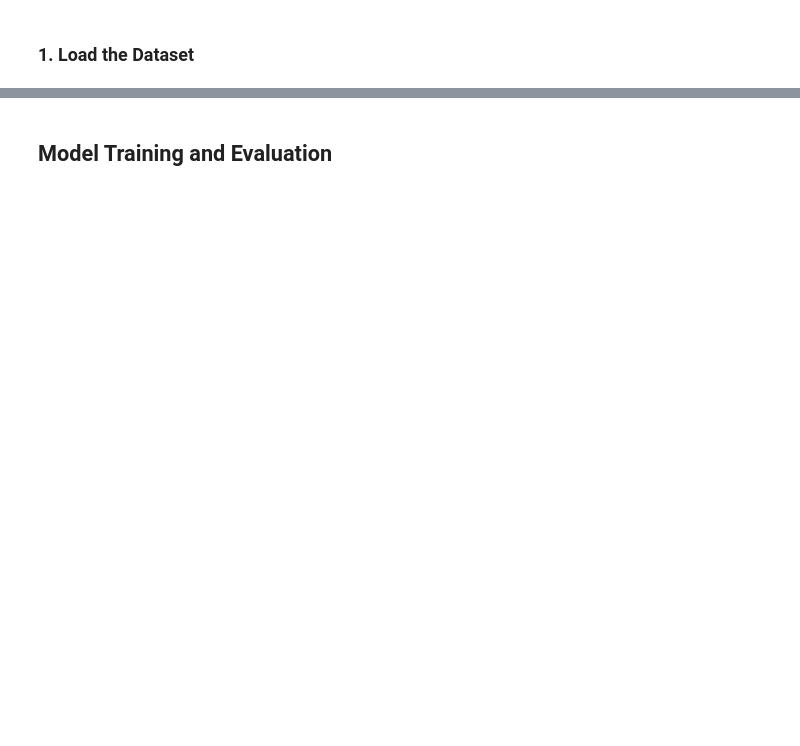
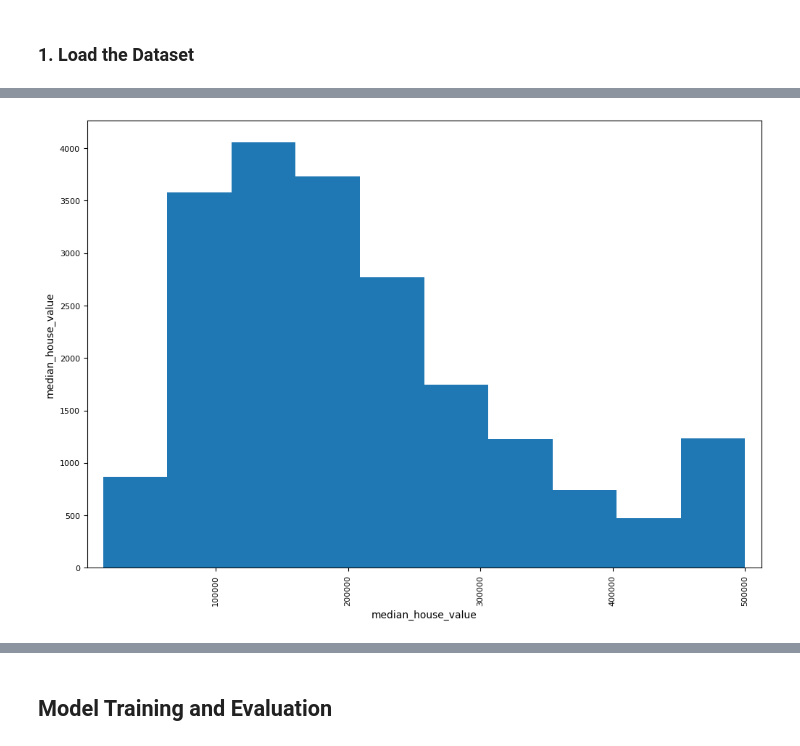
Before and after one commit to DangKhoi143/Foundations-Of-AI-Assignment-2, a Jupyter notebook: ML.ipynb, the cells around one changed output, grey strips where cells are left out. Cells and saved outputs as stored; diff of their text form; code cells hidden in the pictures; blank space fills up the shorter version.

```diff
--- a/ML.ipynb
+++ b/ML.ipynb
@@ -79,0 +129,8 @@ plt.show()
+# %%
+# Plot histogram of 1 feature
+from pandas.plotting import scatter_matrix
+features_to_plot = ["median_house_value"]
+scatter_matrix(raw_data[features_to_plot], figsize=(12, 8))
+plt.show()
+# %% [output]
+[figure, added]
```
Also changed, not shown: parts of 33 cells of this notebook, 6 other files.
